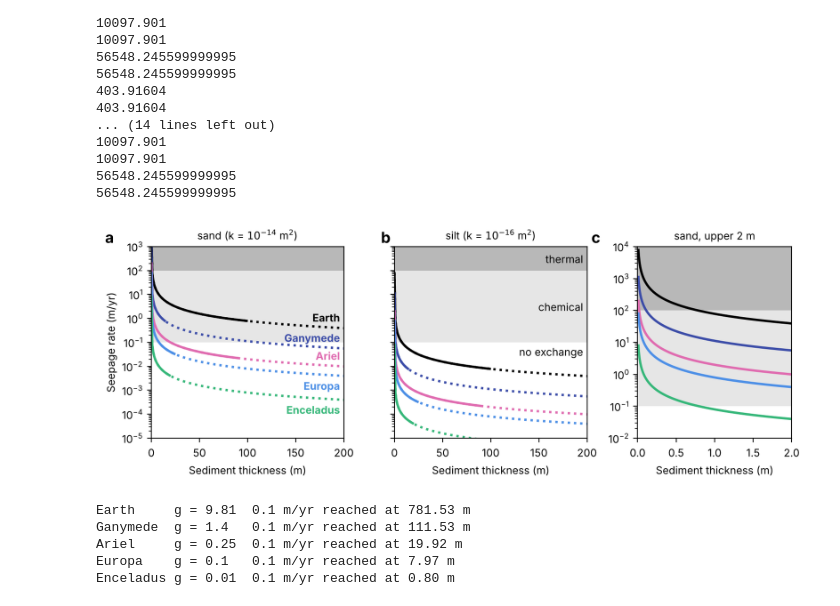
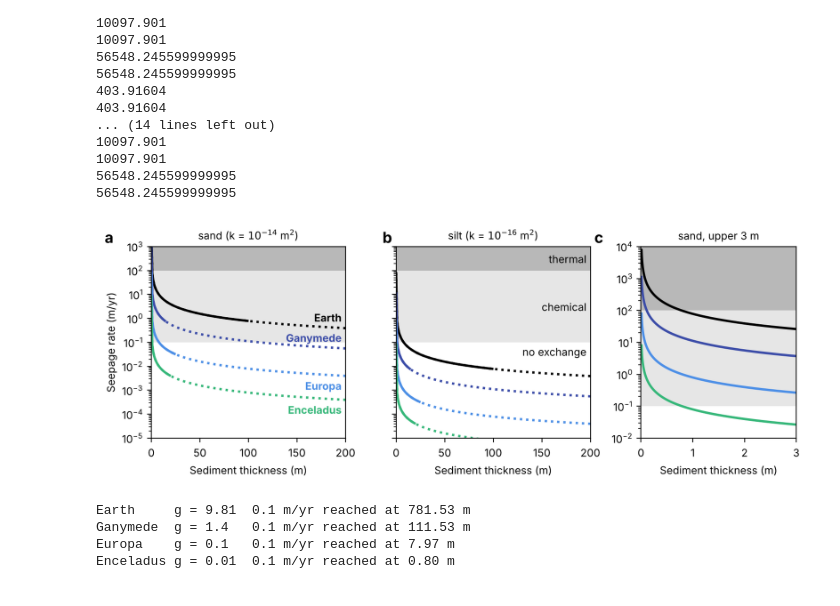
Before and after one commit to tectonic-hydrology/OW_seds, a Jupyter notebook: Figures_for_Randolph_Flagg_et_al_GRL_2025.ipynb, the cells around one changed output. Cells and saved outputs as stored; diff of their text form; code cells hidden in the pictures.

Commit message:
Figure 3: drop Ariel; zoom panel covers the upper 3 m
Co-Authored-By: Claude Opus 5.5 <noreply@anthropic.com>
Claude-Session: https://claude.ai/code/session_013DBfh7D7wThAVNByrUnYko

```diff
--- a/Figures_for_Randolph_Flagg_et_al_GRL_2025.ipynb
+++ b/Figures_for_Randolph_Flagg_et_al_GRL_2025.ipynb
@@ -1183,7 +1183,7 @@ Gan_15 = seepage_rate (1000, 100, 1e-15, 1.4, 2e3); Ganmet_15 = seepage_rate (15
 56548.245599999995
 # %%
 # Figure 3: seepage rate through sediment, styled to match Figure 2
-c_gan = '#3B4CA8'; c_ari = '#E06BB0'; c_ear = 'k'             # Ganymede indigo, Ariel pink, Earth black; Europa and Enceladus as in Figure 2
+c_gan = '#3B4CA8'; c_ear = 'k'                                # Ganymede indigo, Earth black; Europa and Enceladus as in Figure 2
 plt.rcParams.update({'font.size': 9})
 fig = plt.figure(figsize=(8.5, 3.2))
 gs = fig.add_gridspec(1, 3, width_ratios=[1, 1, 0.8])
@@ -1193,51 +1193,49 @@ plt.setp(ax3.get_yticklabels(), visible=False)
 # name, color, gravity used in the seepage cells above, full and meteoritic-only curves for both permeabilities, label side
 curves = [('Earth',     c_ear, 9.81, Earth_14,     Earthmet_14,     Earth_16,     Earthmet_16,     True),
           ('Ganymede',  c_gan, 1.4,  Gan_14,       Ganmet_14,       Gan_16,       Ganmet_16,       True),
-          ('Ariel',     c_ari, .25,  Ariel_14,     Arielmet_14,     Ariel_16,     Arielmet_16,     True),
           ('Europa',    c_eur, .1,   Europa_14,    Europamet_14,    Europa_16,    Europamet_16,    False),
           ('Enceladus', c_enc, .01,  Enceladus_14, Enceladusmet_14, Enceladus_16, Enceladusmet_16, False)]
 
-# (c) zoom on the upper 2 m for sand: same expression as seepage_rate(), on a fine grid
+# (c) zoom on the upper 3 m for sand: same expression as seepage_rate(), on a fine grid
 # (seepage_rate steps in 1 m, which is too coarse here)
-z_fine = np.linspace(0.01, 2, 400)
+z_fine = np.linspace(0.01, 3, 600)
 def seepage_fine(z, T_aq, permeability, gravity, circulation_depth):
     return permeability * density * expansity * (T_aq - T_o) * gravity * circulation_depth / viscosity / z * s_yr
 
 for name, c, g, full14, met14, full16, met16, above in curves:
     for ax, full, met in ((ax1, full14, met14), (ax3, full16, met16)):
         ax.plot(Thickness, full, color=c, linestyle='dotted', linewidth=2)             # other sediment sources
         ax.plot(Thickness[0:len(met)], met, color=c, linewidth=2)                      # meteoritic sediment alone
     axz.plot(z_fine, seepage_fine(z_fine, 100, 1e-14, g, 2e3), color=c, linewidth=2)  # all within the meteoritic range
     # curves are labeled on the plot instead of in a legend
     y = np.interp(196, Thickness, full14)
     ax1.text(196, y*1.45 if above else y/1.45, name, color=c, weight='bold', ha='right', va='bottom' if above else 'top')
 
-for ax, xmax in ((ax1, 200), (ax3, 200), (axz, 2)):
+for ax, xmax in ((ax1, 200), (ax3, 200), (axz, 3)):
     ax.fill_between([0, xmax], 1e2, 1e4, color='0.72', linewidth=0, zorder=0)         # thermal exchange (darker gray)
     ax.fill_between([0, xmax], 1e-1, 1e2, color='0.90', linewidth=0, zorder=0)         # chemical exchange (lighter gray)
     ax.set_xlim(0, xmax); ax.set_xlabel('Sediment thickness (m)'); ax.set_yscale('log')
 ax3.text(196, 300, 'thermal', ha='right', va='center'); ax3.text(196, 3, 'chemical', ha='right', va='center'); ax3.text(196, 4e-2, 'no exchange', ha='right', va='center')
 
 ax1.set_ylim(1e-5, 1e3); axz.set_ylim(1e-2, 1e4)
 ax1.set_ylabel('Seepage rate (m/yr)')
 ax1.set_title('sand (k = $10^{-14}$ m$^2$)', fontsize=9); ax3.set_title('silt (k = $10^{-16}$ m$^2$)', fontsize=9)
-axz.set_title('sand, upper 2 m', fontsize=9)
+axz.set_title('sand, upper 3 m', fontsize=9)
 
 plt.tight_layout()
 for ax, lab, dx in ((ax1, 'a', -0.24), (ax3, 'b', -0.07), (axz, 'c', -0.3)):
     ax.text(dx, 1.0, lab, transform=ax.transAxes, fontsize=13, weight='bold', va='bottom')
 
 plt.savefig('Figure3_seepage.png', dpi=600)
 plt.savefig('Figure3_seepage.pdf')
 plt.show()
 
 # sediment thickness at which sand seepage falls to 0.1 m/yr (lower edge of the chemical-exchange band)
 for name, c, g, *_ in curves:
     print('%-9s g = %-5s 0.1 m/yr reached at %.2f m' % (name, g, seepage_fine(1.0, 100, 1e-14, g, 2e3) / 0.1))
 # %% [output]
-[figure, old version]
+[figure, new version]
 Earth     g = 9.81  0.1 m/yr reached at 781.53 m
 Ganymede  g = 1.4   0.1 m/yr reached at 111.53 m
-Ariel     g = 0.25  0.1 m/yr reached at 19.92 m
 Europa    g = 0.1   0.1 m/yr reached at 7.97 m
 Enceladus g = 0.01  0.1 m/yr reached at 0.80 m
```
